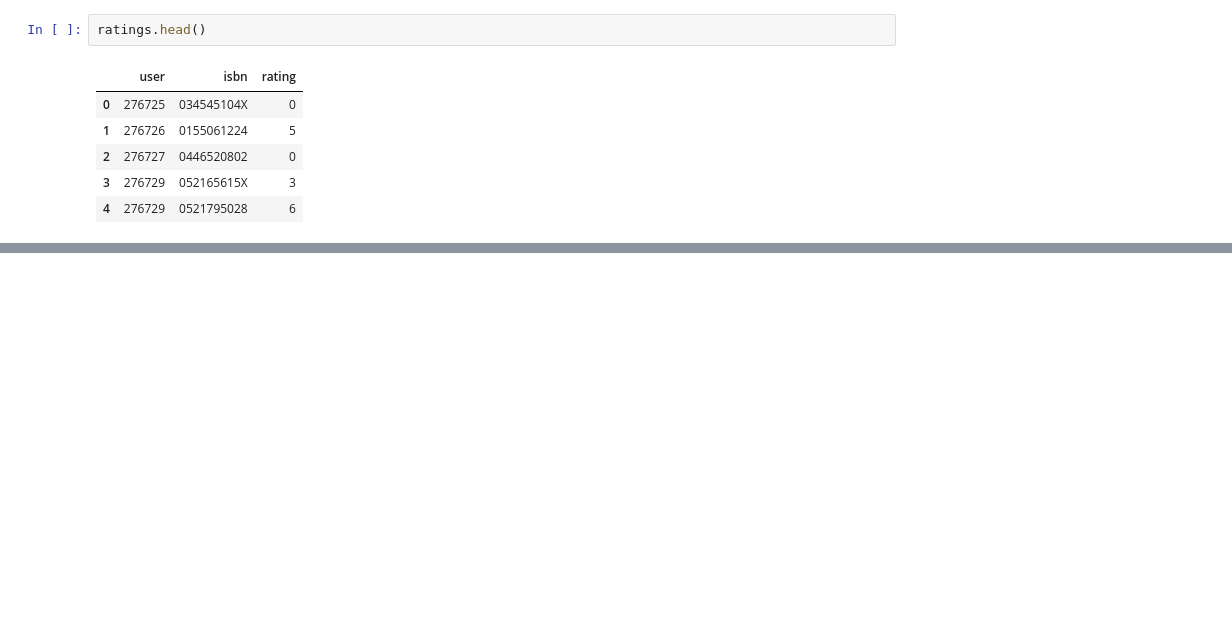
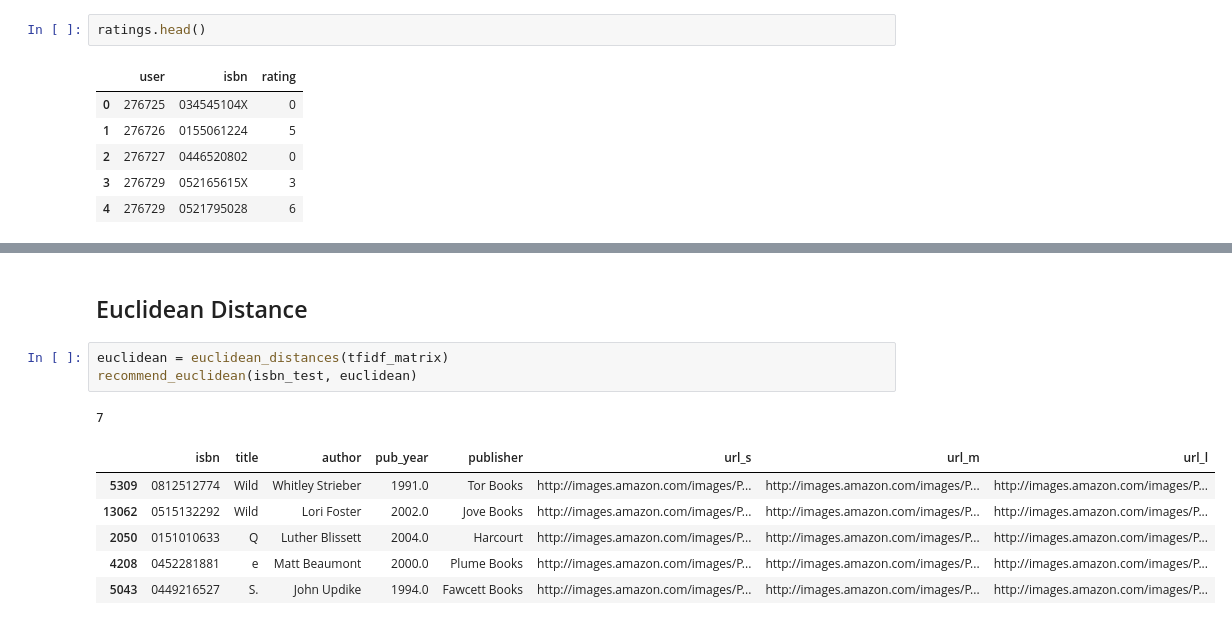
Before and after one commit to stuithcm/myrep, a Jupyter notebook: content_based_approach1.ipynb, the cells around one changed output, grey strips where cells are left out. Cells and saved outputs as stored; diff of their text form; blank space fills up the shorter version.

```diff
--- a/content_based_approach1.ipynb
+++ b/content_based_approach1.ipynb
@@ -79,0 +134,13 @@ Sử dụng công thức cosin để tính khoảng cách giữa các item
+# %% [markdown]
+## Euclidean Distance
+# %%
+euclidean = euclidean_distances(tfidf_matrix)
+recommend_euclidean(isbn_test, euclidean)
+# %% [output]
+7
+|  | isbn | title | author | pub_year | publisher | url_s | url_m | url_l |
+| 5309 | 0812512774 | Wild | Whitley Strieber | 1991.0 | Tor Books | http://images.amazon.com/images/P... | http://images.amazon.com/images/P... | http://images.amazon.com/images/P... |
+| 13062 | 0515132292 | Wild | Lori Foster | 2002.0 | Jove Books | http://images.amazon.com/images/P... | http://images.amazon.com/images/P... | http://images.amazon.com/images/P... |
+| 2050 | 0151010633 | Q | Luther Blissett | 2004.0 | Harcourt | http://images.amazon.com/images/P... | http://images.amazon.com/images/P... | http://images.amazon.com/images/P... |
+| 4208 | 0452281881 | e | Matt Beaumont | 2000.0 | Plume Books | http://images.amazon.com/images/P... | http://images.amazon.com/images/P... | http://images.amazon.com/images/P... |
+| 5043 | 0449216527 | S. | John Updike | 1994.0 | Fawcett Books | http://images.amazon.com/images/P... | http://images.amazon.com/images/P... | http://images.amazon.com/images/P... |
```
Also changed, not shown: parts of 33 cells of this notebook.
